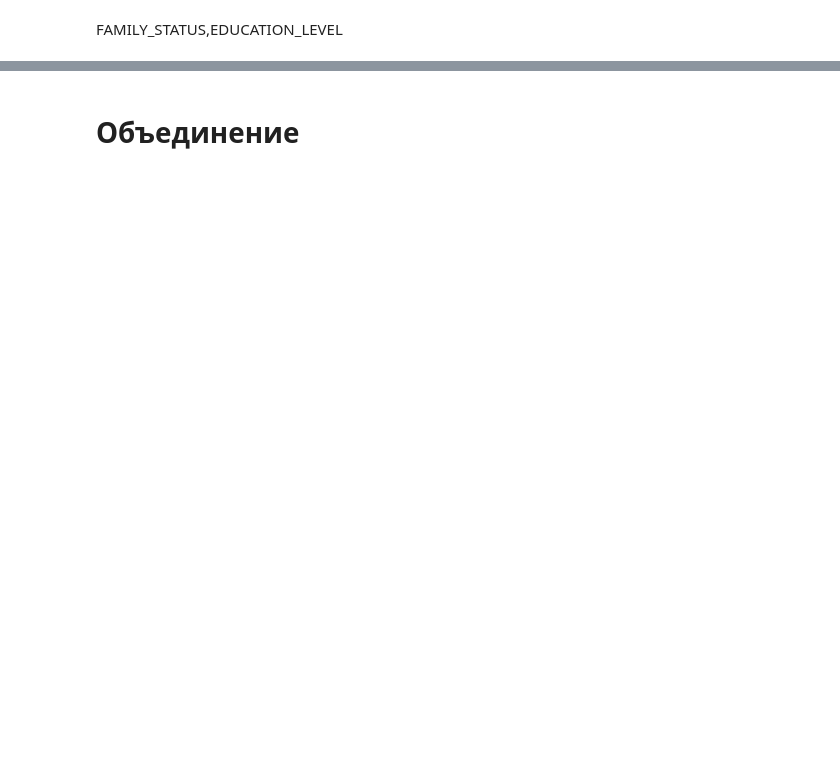
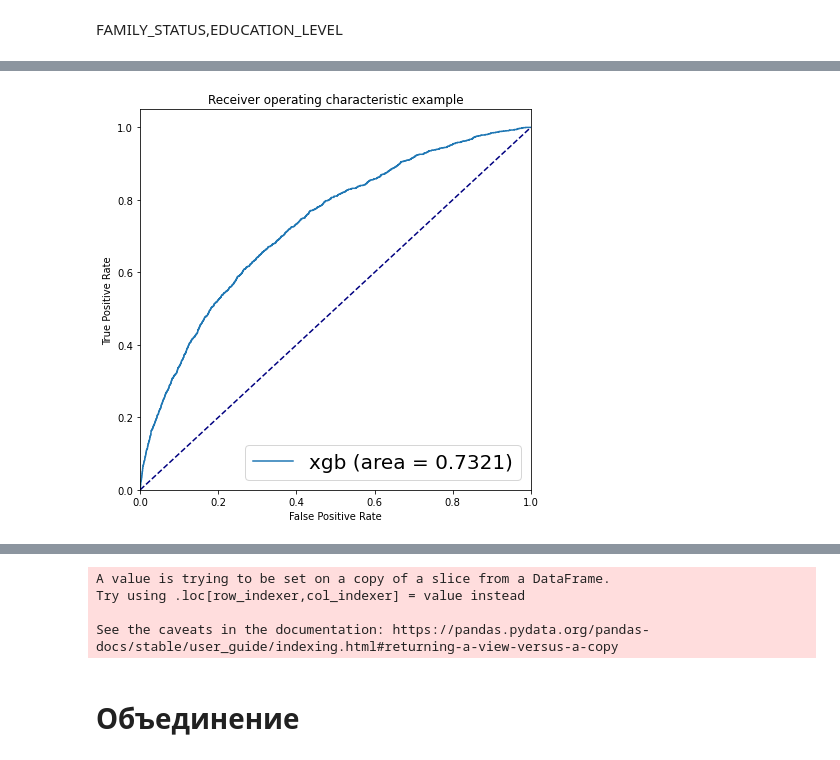
Before and after one commit to Aleksei741/kaggle_platform, a Jupyter notebook: kaggle/Kaggle_GeekBrains.ipynb, the cells around one changed output, grey strips where cells are left out. Saved outputs shown, nothing was run; the diff lists cells and outputs as text; code cells hidden in the pictures; blank space fills up the shorter version.

```diff
--- a/kaggle/Kaggle_GeekBrains.ipynb
+++ b/kaggle/Kaggle_GeekBrains.ipynb
@@ -652,0 +1156,17 @@ df_client_profile = df_client_profile.fillna(0)
+# %%
+mean = list()
+
+for j in range(shap_values.shape[1]):
+    bufer = 0
+    for i in range(shap_values.shape[0]):
+        bufer += np.abs(shap_values[i][j])
+    bufer /= shap_values.shape[0]
+    mean.append(bufer)
+
+mean = np.array(mean).reshape(-1, shap_values.shape[1])
+
+feature_importances = pd.DataFrame(mean, columns=x_valid_.columns, index=['importances'])
+feature_importances = feature_importances.sort_values('importances', axis=1, ascending=0)
+max_num_feature = feature_importances.loc['importances', feature_importances.loc['importances',:]>0].shape[0]
+feature_high_importances = feature_importances.iloc[: ,0:max_num_feature].columns
+feature_high_importances
@@ -652,0 +1181,54 @@ df_client_profile = df_client_profile.fillna(0)
+# %%
+%%time
+
+df_train_, df_valid_ = train_test_split(df_client_profile_t,
+                                        test_size=0.4,
+                                        random_state=42)
+df_valid_, df_test_ = train_test_split(df_valid_,
+                                        test_size=0.5,
+                                        random_state=42)
+
+dtrain = lgb.Dataset(data=df_train_[feature_high_importances],
+                     label=df_train_['TARGET'])
+dvalid = lgb.Dataset(data=df_valid_[feature_high_importances],
+                     label=df_valid_['TARGET'])
+
+params = {
+    "boosting_type": "goss",
+    "objective": "binary",
+    "metric": "auc",
+    "learning_rate": 0.01,
+    "n_estimators": 10000,
+    "n_jobs": 6,
+    "seed": 27
+}
+
+model_lgb = lgb.train(
+    params=params,
+    train_set=dtrain,
+    num_boost_round=10000,
+    valid_sets=[dtrain, dvalid],
+    categorical_feature="auto",
+    early_stopping_rounds=50,
+    verbose_eval=100
+)
+
+#------------------------------------------------------------------------------
+#lgb
+from pylab import rcParams
+rcParams['figure.figsize'] = 7, 7
+
+pred = model_lgb.predict(df_test_[feature_high_importances])
+fpr, tpr, _ = roc_curve(df_test_['TARGET'], pred)
+roc_auc = auc(fpr, tpr)
+plt.plot(fpr, tpr, label='xgb (area = %0.4f)' % roc_auc)
+
+plt.plot([0, 1], [0, 1], color='navy', linestyle='--')
+plt.xlim([0.0, 1.0])
+plt.ylim([0.0, 1.05])
+plt.xlabel('False Positive Rate')
+plt.ylabel('True Positive Rate')
+plt.title('Receiver operating characteristic example')
+plt.legend(loc="lower right", prop={'size': 20})
+plt.show()
+# %% [output]
@@ -652,0 +1251 @@ df_client_profile = df_client_profile.fillna(0)
+[figure, added]
@@ -653,3 +1253,11 @@ df_client_profile = df_client_profile.fillna(0)
+# %%
+df_client_profile_result = df_client_profile[feature_high_importances]
+df_client_profile_result['APPLICATION_NUMBER'] = df_client_profile['APPLICATION_NUMBER']
+# %% [output]
+A value is trying to be set on a copy of a slice from a DataFrame.
+Try using .loc[row_indexer,col_indexer] = value instead
+
+See the caveats in the documentation: https://pandas.pydata.org/pandas-docs/stable/user_guide/indexing.html#returning-a-view-versus-a-copy
 # %% [markdown]
 # Объединение
 # %%
```
Also changed, not shown: parts of 83 cells of this notebook.
